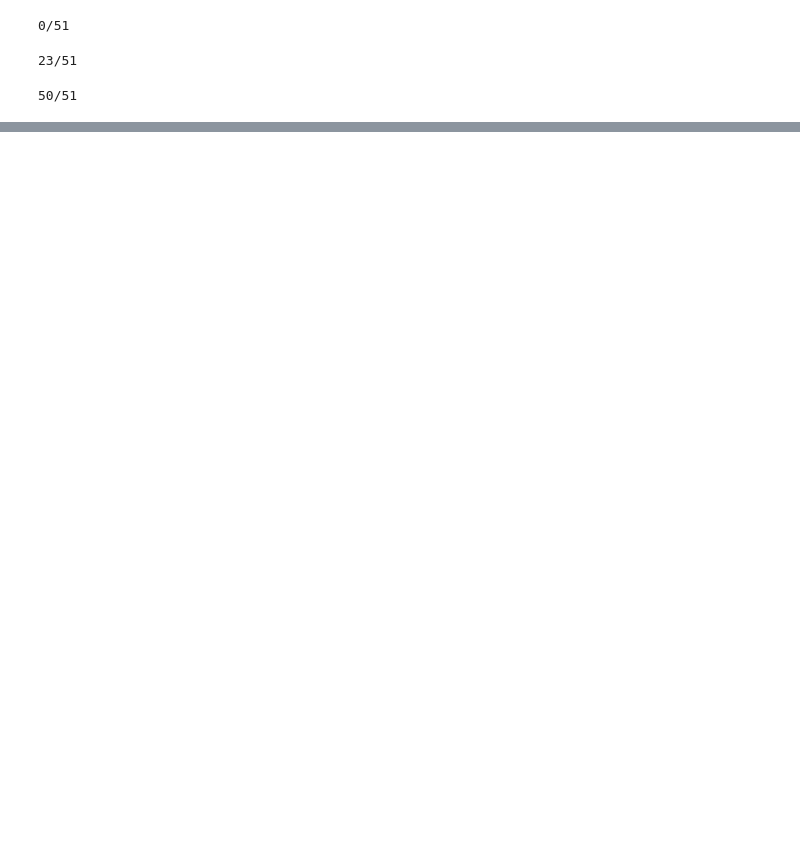
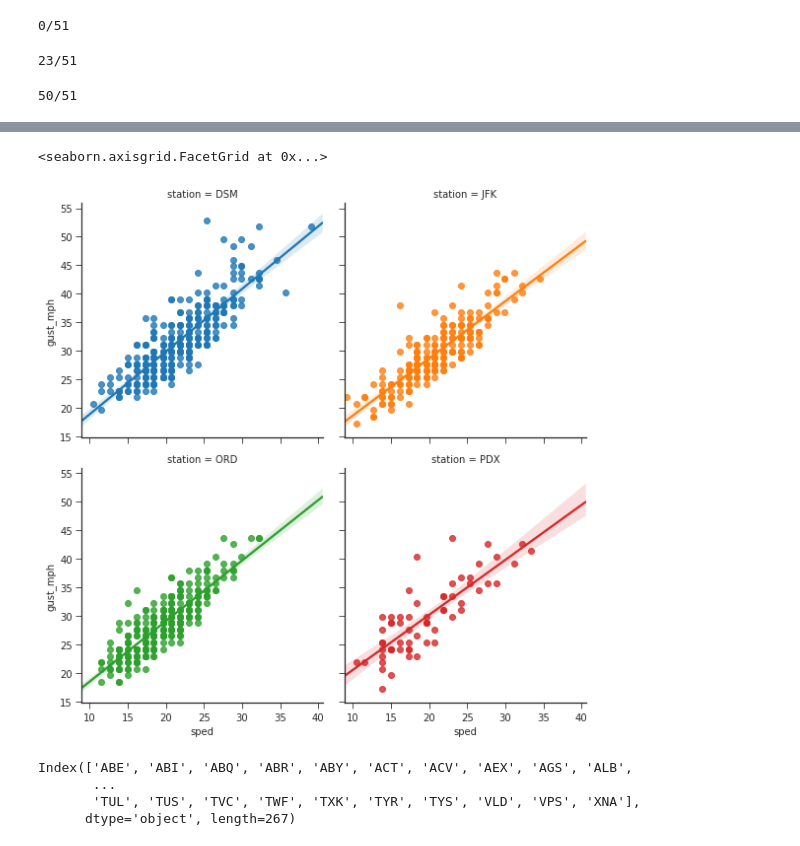
Before and after one commit to gr4vytr0n/pandas_, a Jupyter notebook: modern/part3.ipynb, the cells around one changed output, grey strips where cells are left out. Drawn from its saved outputs; the diff is of its cells as text; code cells hidden in the pictures; blank space fills up the shorter version.

Commit message:
modern pandas indexing exercises

```diff
--- a/modern/part3.ipynb
+++ b/modern/part3.ipynb
@@ -91,0 +90,2 @@ weather.to_hdf("weather.h5", "weather")
+# %%
+weather = pd.read_hdf('weather.h5', 'weather').sort_index()
@@ -91,0 +102,27 @@ weather.to_hdf("weather.h5", "weather")
+# %%
+airports = ['DSM', 'ORD', 'JFK', 'PDX']
+
+g =  sns.FacetGrid(weather.sort_index().loc[airports].reset_index(),
+                       col='station', hue='station', col_wrap=2, size=4)
+
+g.map(sns.regplot, 'sped', 'gust_mph')
+# %% [output]
+<seaborn.axisgrid.FacetGrid at 0x...>
+[figure, added]
+# %%
+# find the set of airports that we have weather and flight information
+flights = pd.read_hdf('flights.h5', 'flights')
+
+weather_locs = weather.index.levels[0]
+
+origin_locs = flights.origin.cat.categories
+dest_locs = flights.dest.cat.categories
+
+airports = weather_locs & origin_locs & dest_locs
+
+airports
+# %% [output]
+Index(['ABE', 'ABI', 'ABQ', 'ABR', 'ABY', 'ACT', 'ACV', 'AEX', 'AGS', 'ALB',
+       ...
+       'TUL', 'TUS', 'TVC', 'TWF', 'TXK', 'TYR', 'TYS', 'VLD', 'VPS', 'XNA'],
+      dtype='object', length=267)
```
Also changed, not shown: parts of 3 cells of this notebook, 1 other file.
